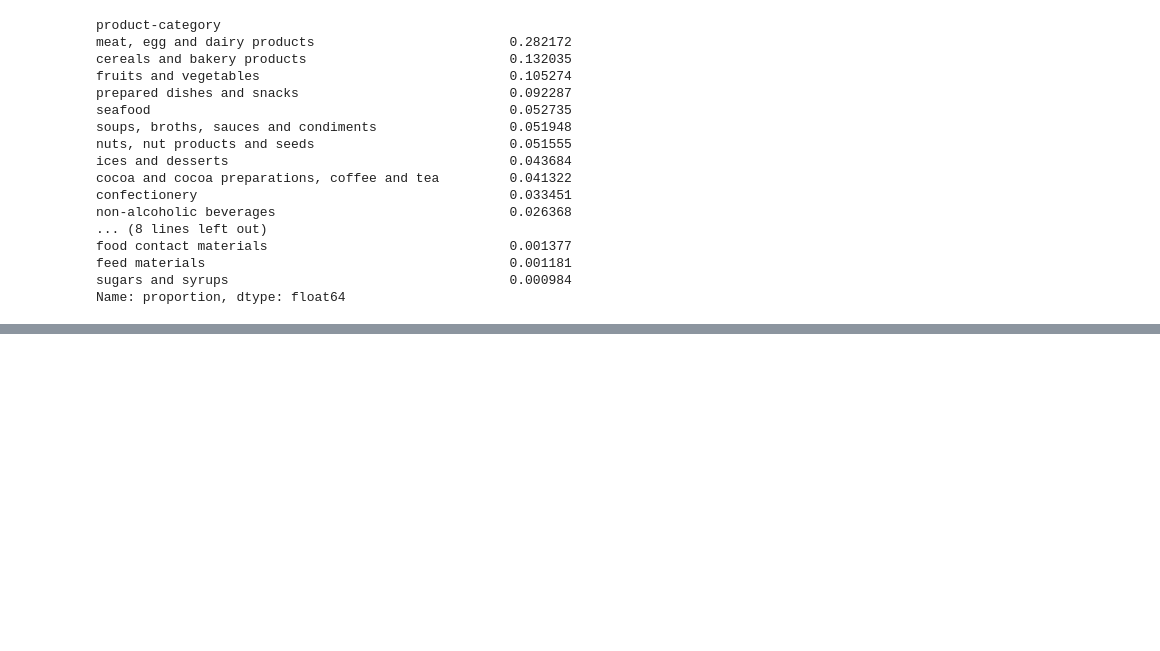
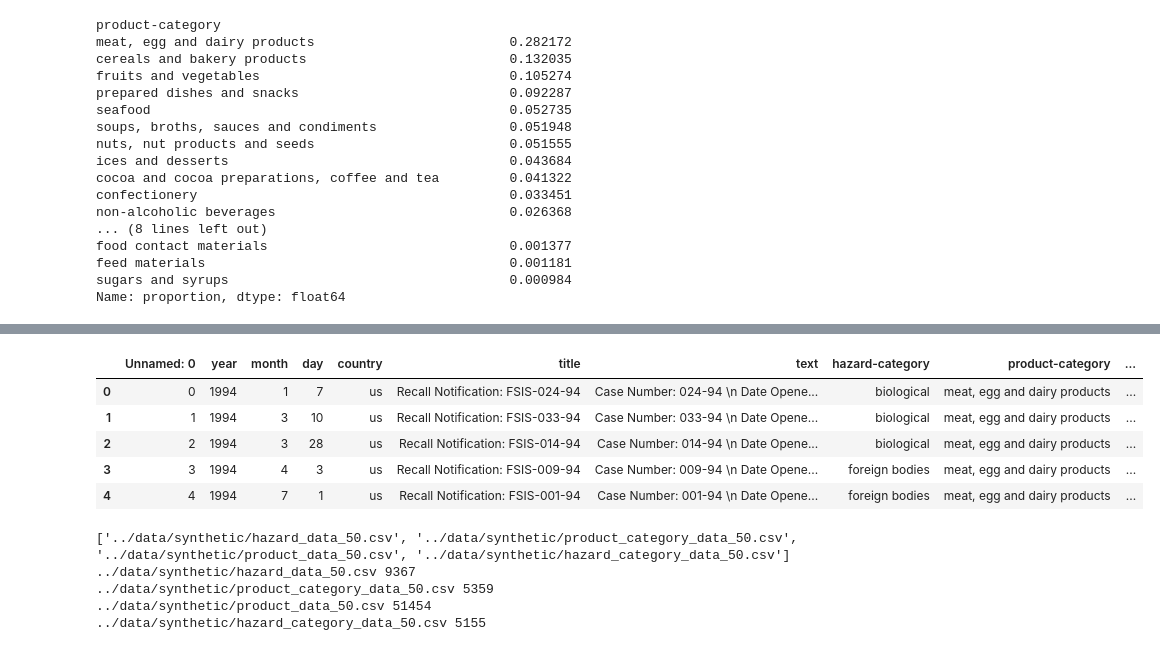
Before and after one commit to pshkrh/food-hazard-detection, a Jupyter notebook: notebooks/scratchpad.ipynb, the cells around one changed output, grey strips where cells are left out. Saved outputs shown, nothing was run; the diff lists cells and outputs as text; code cells hidden in the pictures; blank space fills up the shorter version.

```diff
--- a/notebooks/scratchpad.ipynb
+++ b/notebooks/scratchpad.ipynb
@@ -56,0 +253,11 @@ Name: proportion, dtype: float64
+# %%
+df = pd.read_csv('../data/incidents_train.csv')
+# %%
+df.head()
+# %% [output]
+|  | Unnamed: 0 | year | month | day | country | title | text | hazard-category | product-category | ... |
+| 0 | 0 | 1994 | 1 | 7 | us | Recall Notification: FSIS-024-94 | Case Number: 024-94 \n Date Opene... | biological | meat, egg and dairy products | ... |
+| 1 | 1 | 1994 | 3 | 10 | us | Recall Notification: FSIS-033-94 | Case Number: 033-94 \n Date Opene... | biological | meat, egg and dairy products | ... |
+| 2 | 2 | 1994 | 3 | 28 | us | Recall Notification: FSIS-014-94 | Case Number: 014-94 \n Date Opene... | biological | meat, egg and dairy products | ... |
+| 3 | 3 | 1994 | 4 | 3 | us | Recall Notification: FSIS-009-94 | Case Number: 009-94 \n Date Opene... | foreign bodies | meat, egg and dairy products | ... |
+| 4 | 4 | 1994 | 7 | 1 | us | Recall Notification: FSIS-001-94 | Case Number: 001-94 \n Date Opene... | foreign bodies | meat, egg and dairy products | ... |
@@ -56,0 +279,12 @@ Name: proportion, dtype: float64
+# %%
+files = glob.glob('../data/synthetic/*_50.csv')
+print(files)
+for f in files:
+    df = pd.read_csv(f)
+    print(f, len(df))
+# %% [output]
+['../data/synthetic/hazard_data_50.csv', '../data/synthetic/product_category_data_50.csv', '../data/synthetic/product_data_50.csv', '../data/synthetic/hazard_category_data_50.csv']
+../data/synthetic/hazard_data_50.csv 9367
+../data/synthetic/product_category_data_50.csv 5359
+../data/synthetic/product_data_50.csv 51454
+../data/synthetic/hazard_category_data_50.csv 5155
```
Also changed, not shown: parts of 25 cells of this notebook.
